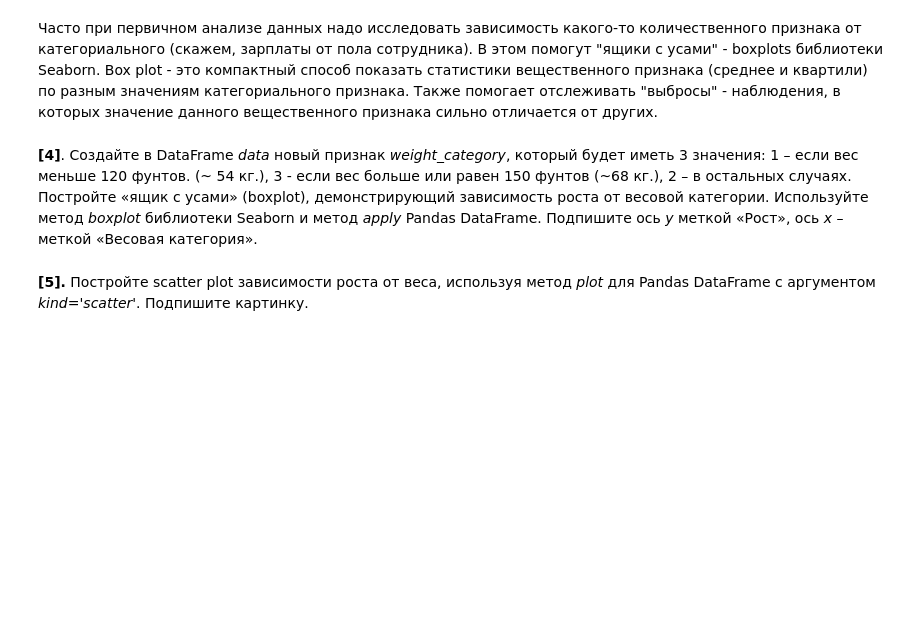
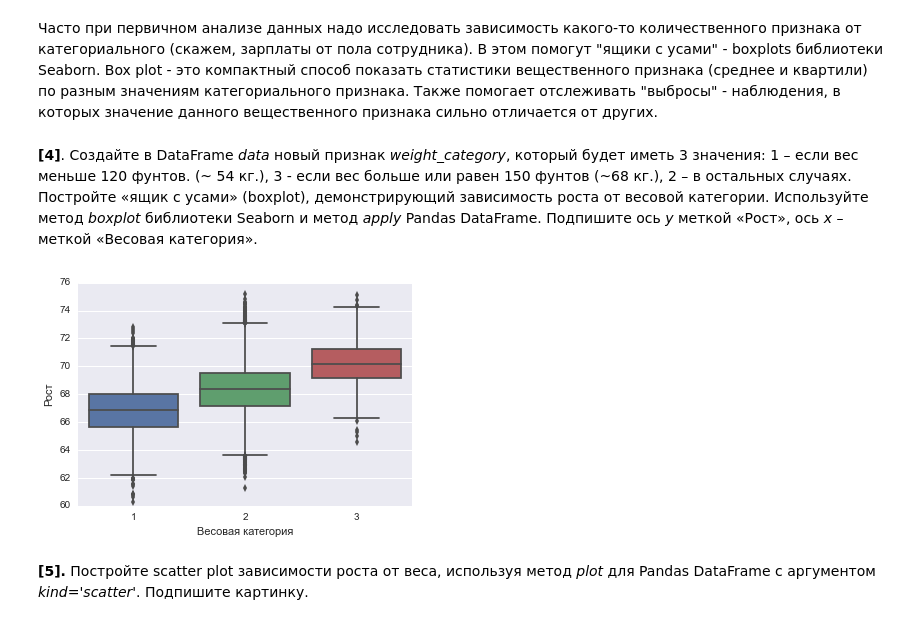
Before and after one commit to whoisvolos/ml_spec, a Jupyter notebook: course_2/week_1/peer_review_linreg_height_weight.ipynb, the cells around one changed output. Cells and saved outputs as stored; diff of their text form; code cells hidden in the pictures; blank space fills up the shorter version.

```diff
--- a/course_2/week_1/peer_review_linreg_height_weight.ipynb
+++ b/course_2/week_1/peer_review_linreg_height_weight.ipynb
@@ -84,2 +98,12 @@ data['weight_cat'] = data['Weight'].apply(weight_category)
+# %%
+def weight_category(weight):
+    return 1 if weight < 120.0 else 3 if weight >= 150.0 else 2
+
+data['weight_cat'] = data['Weight'].apply(weight_category)
+ax = sns.boxplot(data=data, x='weight_cat', y='Height')
+ax.set(xlabel=u'Весовая категория', ylabel=u'Рост')
+plt.show()
+# %% [output]
+[figure, added]
 # %% [markdown]
 **[5].** Постройте scatter plot зависимости роста от веса, используя метод *plot* для Pandas DataFrame с аргументом *kind='scatter'*. Подпишите картинку.
```
Also changed, not shown: parts of 32 cells of this notebook, 12 other files.
